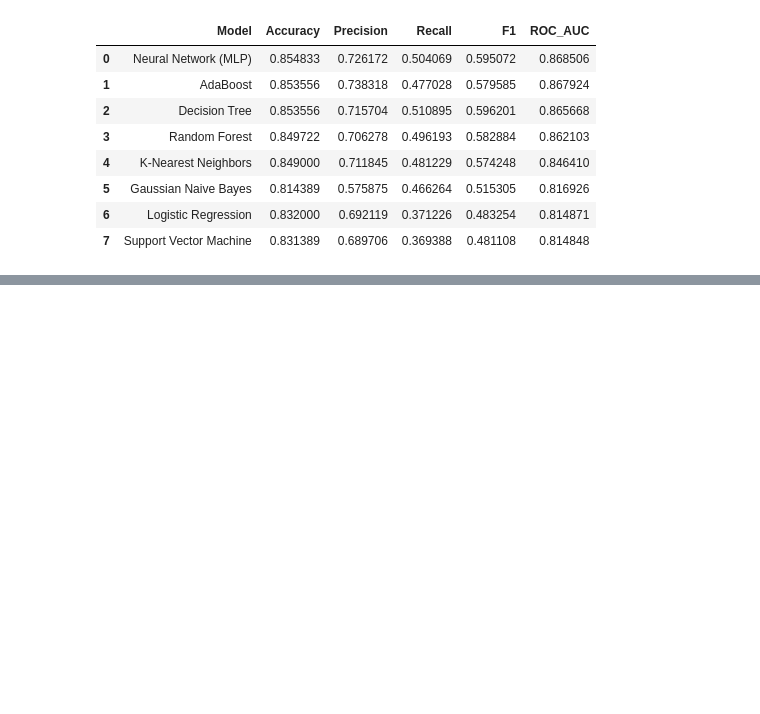
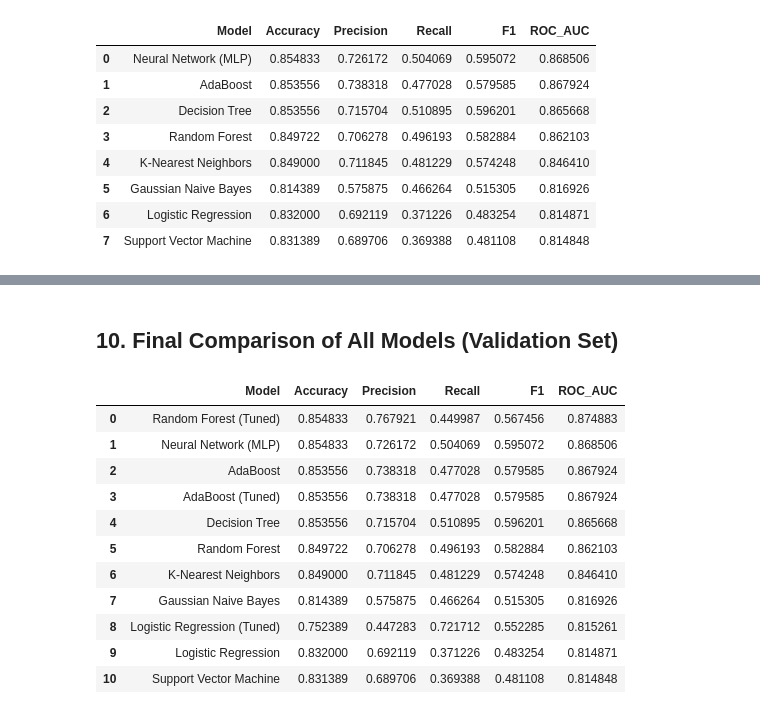
Before and after one commit to ANUPAM7209/building-fastapi, a Jupyter notebook: notebookeca64d7ae5.ipynb, the cells around one changed output, grey strips where cells are left out. Cells and saved outputs as stored; diff of their text form; code cells hidden in the pictures; blank space fills up the shorter version.

```diff
--- a/notebookeca64d7ae5.ipynb
+++ b/notebookeca64d7ae5.ipynb
@@ -385,0 +462,18 @@ baseline_df
+# %% [markdown]
+## 10. Final Comparison of All Models (Validation Set)
+# %%
+combined_df = pd.concat([baseline_df, tuned_df], ignore_index=True).sort_values('ROC_AUC', ascending=False).reset_index(drop=True)
+combined_df
+# %% [output]
+|  | Model | Accuracy | Precision | Recall | F1 | ROC_AUC |
+| 0 | Random Forest (Tuned) | 0.854833 | 0.767921 | 0.449987 | 0.567456 | 0.874883 |
+| 1 | Neural Network (MLP) | 0.854833 | 0.726172 | 0.504069 | 0.595072 | 0.868506 |
+| 2 | AdaBoost | 0.853556 | 0.738318 | 0.477028 | 0.579585 | 0.867924 |
+| 3 | AdaBoost (Tuned) | 0.853556 | 0.738318 | 0.477028 | 0.579585 | 0.867924 |
+| 4 | Decision Tree | 0.853556 | 0.715704 | 0.510895 | 0.596201 | 0.865668 |
+| 5 | Random Forest | 0.849722 | 0.706278 | 0.496193 | 0.582884 | 0.862103 |
+| 6 | K-Nearest Neighbors | 0.849000 | 0.711845 | 0.481229 | 0.574248 | 0.846410 |
+| 7 | Gaussian Naive Bayes | 0.814389 | 0.575875 | 0.466264 | 0.515305 | 0.816926 |
+| 8 | Logistic Regression (Tuned) | 0.752389 | 0.447283 | 0.721712 | 0.552285 | 0.815261 |
+| 9 | Logistic Regression | 0.832000 | 0.692119 | 0.371226 | 0.483254 | 0.814871 |
+| 10 | Support Vector Machine | 0.831389 | 0.689706 | 0.369388 | 0.481108 | 0.814848 |
```
Also changed, not shown: parts of 7 cells of this notebook.
